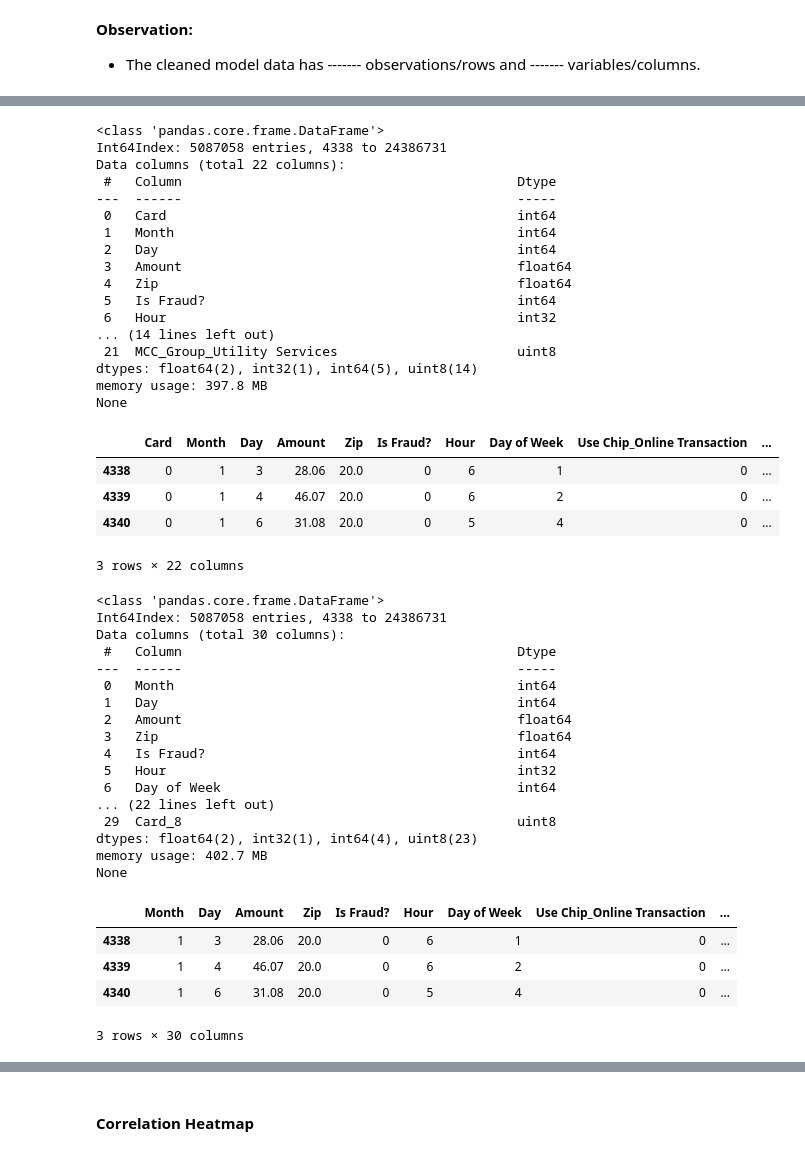
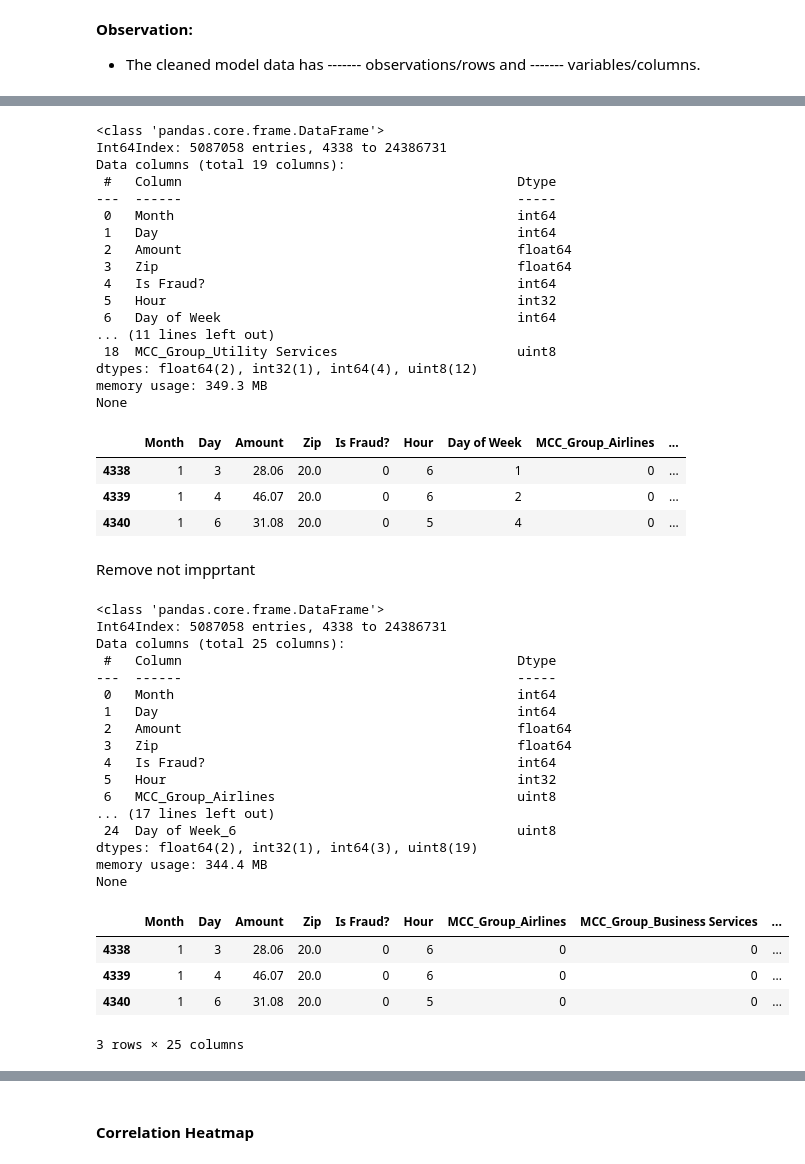
Before and after one commit to MaricrisResma/Detect-Credit-Card-Fraud-DT-RandomForest, a Jupyter notebook: DEV/Credit-Card-Fraud-Predictive-Model.ipynb, the cells around one changed output, grey strips where cells are left out. Cells and saved outputs as stored; diff of their text form; code cells hidden in the pictures.

```diff
--- a/DEV/Credit-Card-Fraud-Predictive-Model.ipynb
+++ b/DEV/Credit-Card-Fraud-Predictive-Model.ipynb
@@ -432,2 +471,2 @@ getDataSummary(df_sample)
 # %%
-df_sample = df_sample[((df_sample['Amount']<4000))] #gocheck
+# df_sample = df_sample[((df_sample['Amount']<4000))] #gocheck
@@ -1022,6 +955,6 @@ Drop unnecessary features and features without clear definition
 -merchant name (a bit ok)
 # %%
 #gofeature
-model_data.drop(['User','Year','Merchant State','Merchant Name','MCC'], axis=1, inplace=True) #, 'Merchant City', 'Card'
+model_data.drop(['User','Year','Merchant State','Merchant Name','MCC','Use Chip','Card'], axis=1, inplace=True) #, 'Merchant City', 'Card'
 model_data.head(2)
 # %% [output]
@@ -1081,5 +1003,5 @@ One Hot Encoding for Use Chip
 # %%
-model_data = pd.get_dummies(model_data, columns=['Use Chip'], drop_first=True)
+# model_data = pd.get_dummies(model_data, columns=['Use Chip'], drop_first=True)
 
-print(model_data.info())
-model_data.head(3)
+# print(model_data.info())
+# model_data.head(3)
@@ -1116,29 +1014,30 @@ model_data.head(3)
 # %% [output]
 <class 'pandas.core.frame.DataFrame'>
 Int64Index: 5087058 entries, 4338 to 24386731
-Data columns (total 22 columns):
+Data columns (total 19 columns):
  #   Column                                           Dtype
 ---  ------                                           -----
- 0   Card                                             int64
- 1   Month                                            int64
- 2   Day                                              int64
- 3   Amount                                           float64
- 4   Zip                                              float64
- 5   Is Fraud?                                        int64
- 6   Hour                                             int32
-... (14 lines left out)
- 21  MCC_Group_Utility Services                       uint8
-dtypes: float64(2), int32(1), int64(5), uint8(14)
-memory usage: 397.8 MB
+ 0   Month                                            int64
+ 1   Day                                              int64
+ 2   Amount                                           float64
+ 3   Zip                                              float64
+ 4   Is Fraud?                                        int64
+ 5   Hour                                             int32
+ 6   Day of Week                                      int64
+... (11 lines left out)
+ 18  MCC_Group_Utility Services                       uint8
+dtypes: float64(2), int32(1), int64(4), uint8(12)
+memory usage: 349.3 MB
 None
-|  | Card | Month | Day | Amount | Zip | Is Fraud? | Hour | Day of Week | Use Chip_Online Transaction | ... |
-| 4338 | 0 | 1 | 3 | 28.06 | 20.0 | 0 | 6 | 1 | 0 | ... |
-| 4339 | 0 | 1 | 4 | 46.07 | 20.0 | 0 | 6 | 2 | 0 | ... |
-| 4340 | 0 | 1 | 6 | 31.08 | 20.0 | 0 | 5 | 4 | 0 | ... |
+|  | Month | Day | Amount | Zip | Is Fraud? | Hour | Day of Week | MCC_Group_Airlines | ... |
+| 4338 | 1 | 3 | 28.06 | 20.0 | 0 | 6 | 1 | 0 | ... |
+| 4339 | 1 | 4 | 46.07 | 20.0 | 0 | 6 | 2 | 0 | ... |
+| 4340 | 1 | 6 | 31.08 | 20.0 | 0 | 5 | 4 | 0 | ... |
-3 rows × 22 columns
 # %%
 # # One-hot encoding for Month
 # model_data = pd.get_dummies(model_data, columns=['Month'], drop_first=False)
 
 # print(model_data.info())
 # model_data.head(3)
+# %% [markdown]
+Remove not impprtant
@@ -1145,30 +1047,30 @@ None
 # %%
 # One-hot encoding for Day of Week
-model_data = pd.get_dummies(model_data, columns=['Card'], drop_first=False)
+model_data = pd.get_dummies(model_data, columns=['Day of Week'], drop_first=False)
 
 print(model_data.info())
 model_data.head(3)
 # %% [output]
 <class 'pandas.core.frame.DataFrame'>
 Int64Index: 5087058 entries, 4338 to 24386731
-Data columns (total 30 columns):
+Data columns (total 25 columns):
  #   Column                                           Dtype
 ---  ------                                           -----
  0   Month                                            int64
  1   Day                                              int64
  2   Amount                                           float64
  3   Zip                                              float64
  4   Is Fraud?                                        int64
  5   Hour                                             int32
- 6   Day of Week                                      int64
-... (22 lines left out)
- 29  Card_8                                           uint8
-dtypes: float64(2), int32(1), int64(4), uint8(23)
-memory usage: 402.7 MB
+ 6   MCC_Group_Airlines                               uint8
+... (17 lines left out)
+ 24  Day of Week_6                                    uint8
+dtypes: float64(2), int32(1), int64(3), uint8(19)
+memory usage: 344.4 MB
 None
-|  | Month | Day | Amount | Zip | Is Fraud? | Hour | Day of Week | Use Chip_Online Transaction | ... |
-| 4338 | 1 | 3 | 28.06 | 20.0 | 0 | 6 | 1 | 0 | ... |
-| 4339 | 1 | 4 | 46.07 | 20.0 | 0 | 6 | 2 | 0 | ... |
-| 4340 | 1 | 6 | 31.08 | 20.0 | 0 | 5 | 4 | 0 | ... |
+|  | Month | Day | Amount | Zip | Is Fraud? | Hour | MCC_Group_Airlines | MCC_Group_Business Services | ... |
+| 4338 | 1 | 3 | 28.06 | 20.0 | 0 | 6 | 0 | 0 | ... |
+| 4339 | 1 | 4 | 46.07 | 20.0 | 0 | 6 | 0 | 0 | ... |
+| 4340 | 1 | 6 | 31.08 | 20.0 | 0 | 5 | 0 | 0 | ... |
-3 rows × 30 columns
+3 rows × 25 columns
 # %%
```
Also changed, not shown: parts of 162 cells of this notebook, 9 other files.
